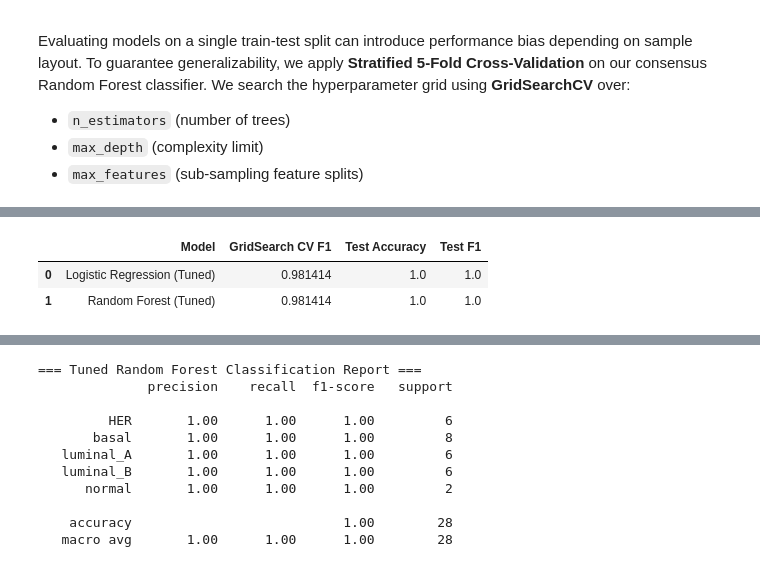
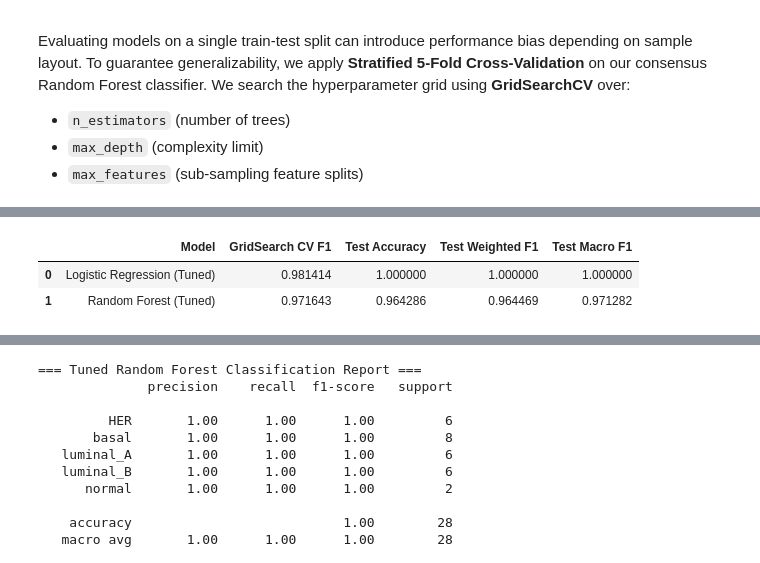
Before and after one commit to shubhamkjha369/OncoResolve-Breast-Cancer-Transcriptomics, a Jupyter notebook: Breast-Cancer-Transcriptomics-ML-Pipeline/notebooks/Breast_cancer_subtype_Transcriptomics_Pipeline.ipynb, the cells around one changed output, grey strips where cells are left out. Saved outputs shown, nothing was run; the diff lists cells and outputs as text; code cells hidden in the pictures.

Commit message:
feat: synchronize transcriptomic modeling artifacts, gridsearch logs, and visual summaries from the latest pipeline run

```diff
--- a/Breast-Cancer-Transcriptomics-ML-Pipeline/notebooks/Breast_cancer_subtype_Transcriptomics_Pipeline.ipynb
+++ b/Breast-Cancer-Transcriptomics-ML-Pipeline/notebooks/Breast_cancer_subtype_Transcriptomics_Pipeline.ipynb
@@ -1912,29 +2213,53 @@ Logistic Regression GridSearch:
   Best CV F1      : 0.9814
 # %%
 # ── 10.3 Final Test Set Evaluation (Tuned RF + Tuned LR) ──
-# Evaluates both best_rf (GridSearch-tuned RF) and best_lr (GridSearch-tuned LR)
-# against the held-out test split (n=28).
+# Evaluates both best_rf and best_lr on the held-out test set.
 
 # Tuned Random Forest
-y_pred_tuned = best_rf.predict(X_test_c)
-tuned_acc = accuracy_score(y_test, y_pred_tuned)
-tuned_f1  = f1_score(y_test, y_pred_tuned, average='weighted')
+y_pred_rf = best_rf.predict(X_test_c)
+
+rf_acc = accuracy_score(y_test, y_pred_rf)
+rf_f1_weighted = f1_score(y_test, y_pred_rf, average='weighted')
+rf_f1_macro = f1_score(y_test, y_pred_rf, average='macro')
 
 # Tuned Logistic Regression
 y_pred_lr = best_lr.predict(X_test_c)
+
 lr_acc = accuracy_score(y_test, y_pred_lr)
-lr_f1  = f1_score(y_test, y_pred_lr, average='weighted')
+lr_f1_weighted = f1_score(y_test, y_pred_lr, average='weighted')
+lr_f1_macro = f1_score(y_test, y_pred_lr, average='macro')
 
-# Construct a summary DataFrame comparing Tuned RF and Tuned LR performance
+# Summary table
 results_df = pd.DataFrame({
-    "Model": ["Logistic Regression (Tuned)", "Random Forest (Tuned)"],
-    "GridSearch CV F1": [gs_lr.best_score_, gs.best_score_],
-    "Test Accuracy": [lr_acc, tuned_acc],
-    "Test F1": [lr_f1, tuned_f1]
+    "Model": [
+        "Logistic Regression (Tuned)",
+        "Random Forest (Tuned)"
+    ],
+    "GridSearch CV F1": [
+        gs_lr.best_score_,
+        gs_rf.best_score_
+    ],
+    "Test Accuracy": [
+        lr_acc,
+        rf_acc
+    ],
+    "Test Weighted F1": [
+        lr_f1_weighted,
+        rf_f1_weighted
+    ],
+    "Test Macro F1": [
+        lr_f1_macro,
+        rf_f1_macro
+    ]
 })
 
+results_df = results_df.sort_values(
+    by="Test Weighted F1",
+    ascending=False
+).reset_index(drop=True)
+
 results_df
 # %% [output]
-|  | Model | GridSearch CV F1 | Test Accuracy | Test F1 |
-| 0 | Logistic Regression (Tuned) | 0.981414 | 1.0 | 1.0 |
-| 1 | Random Forest (Tuned) | 0.981414 | 1.0 | 1.0 |
+|  | Model | GridSearch CV F1 | Test Accuracy | Test Weighted F1 | Test Macro F1 |
+| 0 | Logistic Regression (Tuned) | 0.981414 | 1.000000 | 1.000000 | 1.000000 |
+| 1 | Random Forest (Tuned) | 0.971643 | 0.964286 | 0.964469 | 0.971282 |
```
Also changed, not shown: parts of 46 cells of this notebook, 30 other files.
